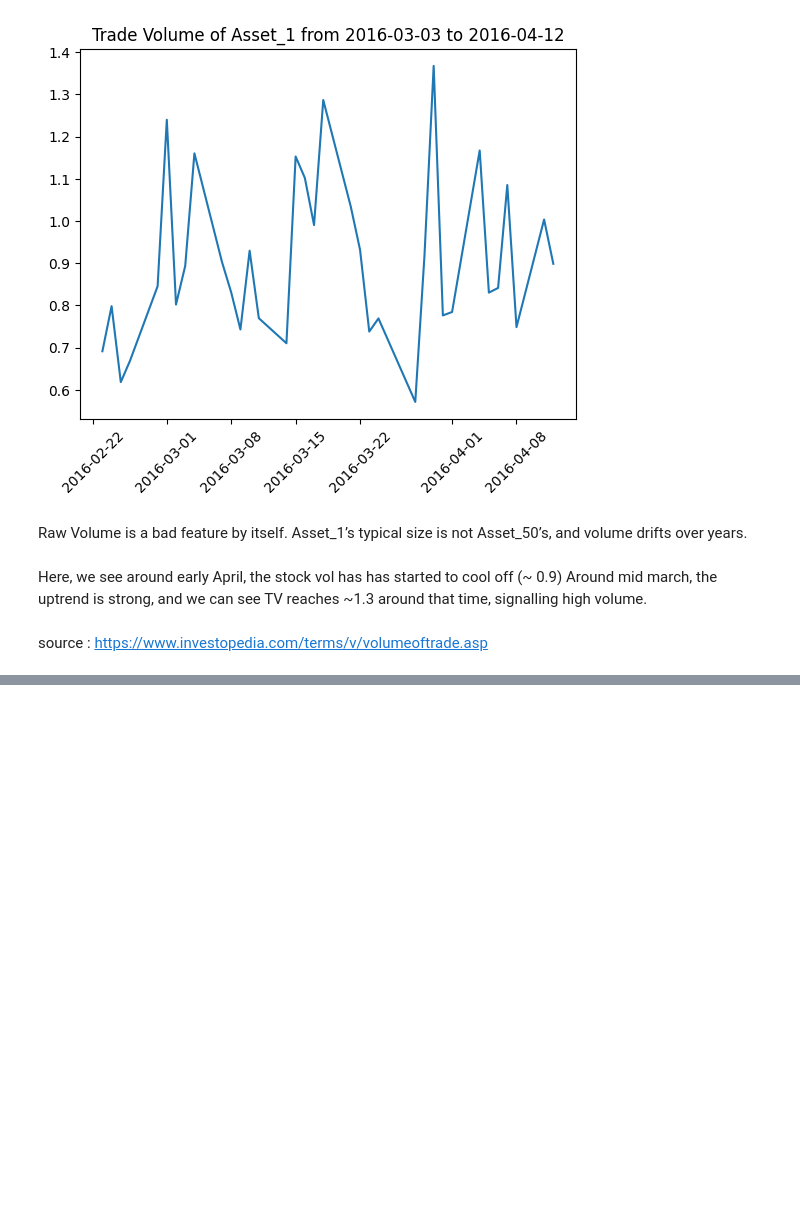
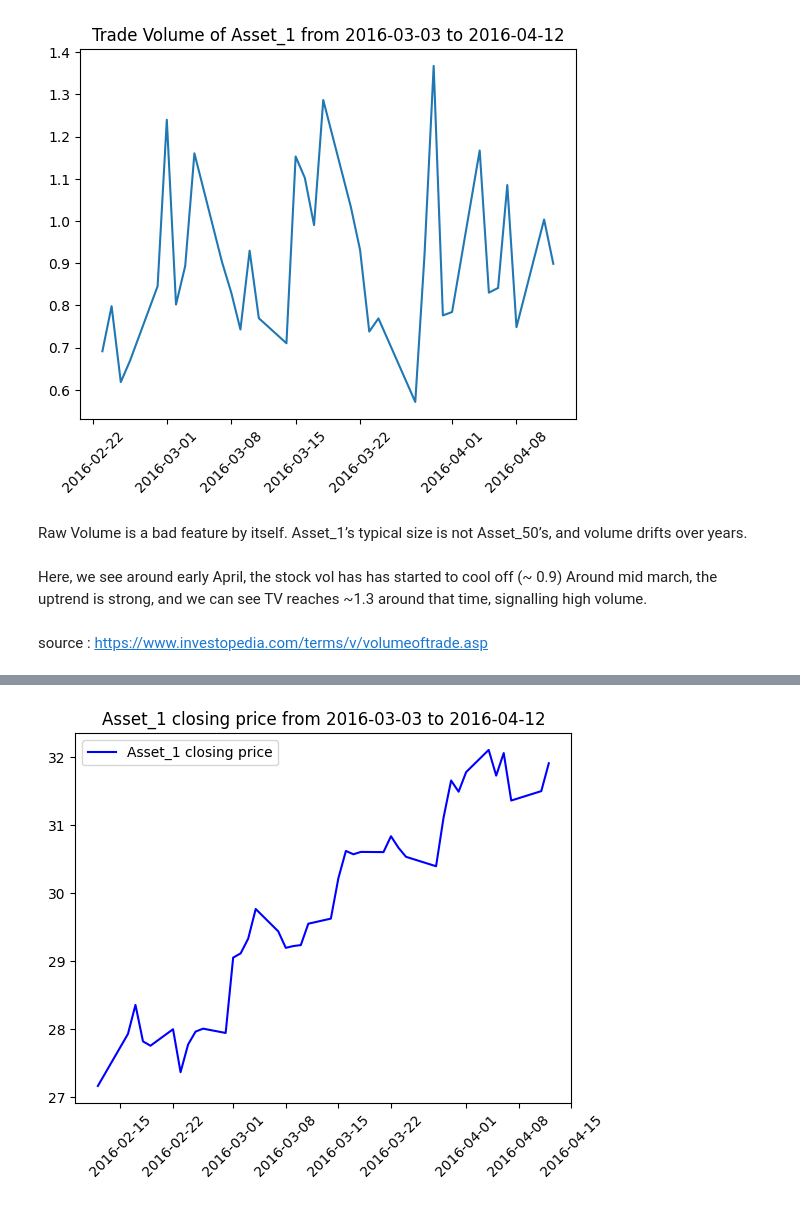
Before and after one commit to sanyam-dev/precog_test, a Jupyter notebook: task 1/task1.ipynb, the cells around one changed output, grey strips where cells are left out. Drawn from its saved outputs; the diff is of its cells as text; code cells hidden in the pictures; blank space fills up the shorter version.

```diff
--- a/task 1/task1.ipynb
+++ b/task 1/task1.ipynb
@@ -413,0 +531,10 @@ source : https://www.investopedia.com/terms/v/volumeoftrade.asp
+# %%
+## Asset 1 closing price analysis
+plt.plot(c.iloc[14:55], label = "Asset_1 closing price", color = 'blue')
+plt.title("Asset_1 closing price from 2016-03-03 to 2016-04-12")
+ax.set_xticks(ax.get_xticks()[::2])
+plt.xticks(rotation=45)
+plt.legend()
+plt.show()
+# %% [output]
+[figure, added]
```
Also changed, not shown: parts of 18 cells of this notebook.
